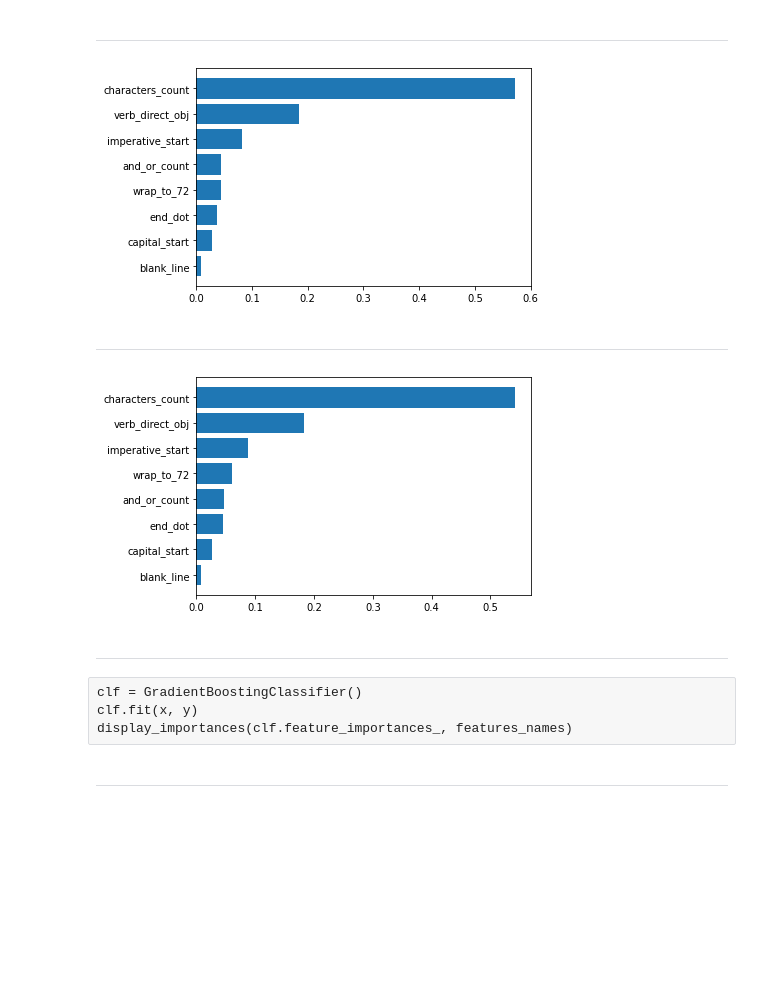
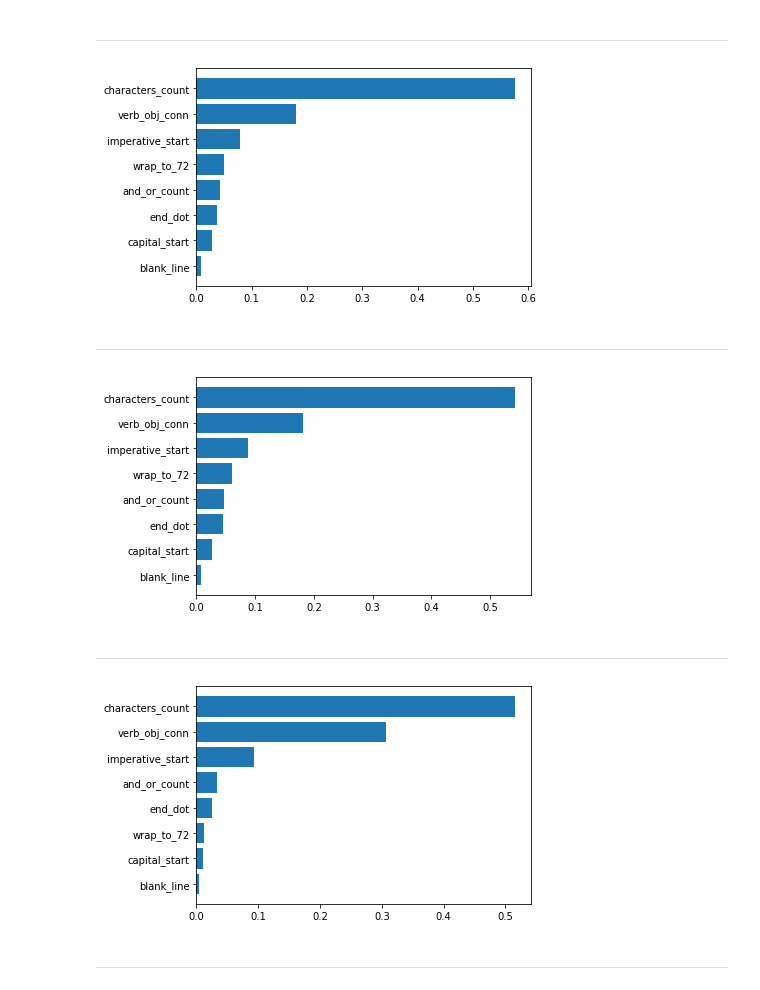
Before and after one commit to jeankhechfe/commit-quality, a Jupyter notebook: jupyter_notebook/training_results(message-only-features)(new labeling).ipynb, the cells around one changed output. Drawn from its saved outputs; the diff is of its cells as text; code cells hidden in the pictures; blank space fills up the shorter version.

```diff
--- a/jupyter_notebook/training_results(message-only-features)(new labeling).ipynb
+++ b/jupyter_notebook/training_results(message-only-features)(new labeling).ipynb
@@ -19,7 +19,7 @@ def display_importances(imp, names):
     plt.show()
 # %%
 features_names = ['characters_count', 'and_or_count',  'blank_line', 'capital_start', 'end_dot', 'imperative_start', 'wrap_to_72',
-                  'verb_direct_obj']
+                  'verb_obj_conn']
 # %%
 clf = DecisionTreeClassifier()
 clf.fit(x, y)
@@ -33,7 +33,7 @@ clf = RandomForestClassifier()
 clf.fit(x, y)
 display_importances(clf.feature_importances_, features_names)
 # %% [output]
-[figure, old version]
+[figure, new version]
 # %% [markdown]
 ---
 # %%
@@ -41,13 +41,15 @@ clf = ExtraTreesClassifier()
 clf.fit(x, y)
 display_importances(clf.feature_importances_, features_names)
 # %% [output]
-[figure, old version]
+[figure, new version]
 # %% [markdown]
 ---
-# %% [raw]
-clf = GradientBoostingClassifier()
-clf.fit(x, y)
-display_importances(clf.feature_importances_, features_names)
+# %%
+clf = GradientBoostingClassifier()
+clf.fit(x, y)
+display_importances(clf.feature_importances_, features_names)
+# %% [output]
+[figure, added]
 # %% [markdown]
 ---
 # %% [markdown]
```
Also changed, not shown: parts of 3 cells of this notebook, 15 other files.
